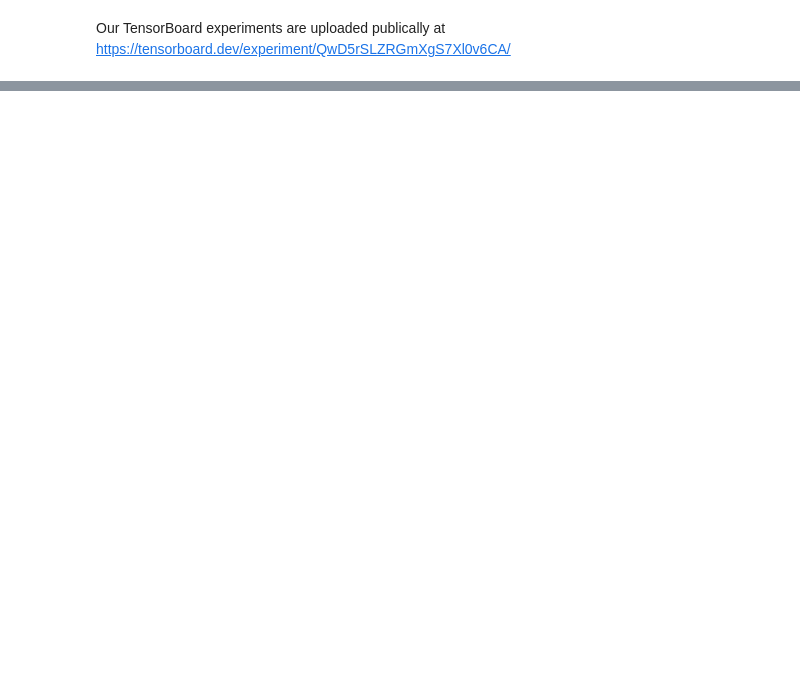
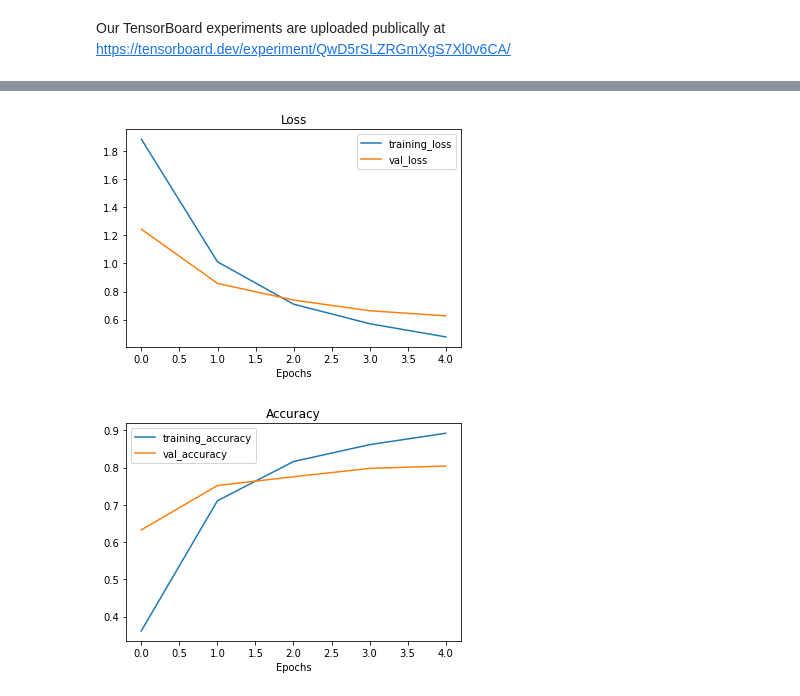
Before and after one commit to sonpn82/Tensor-flow-Developer-Certification-Exam, a Jupyter notebook: 04_Transfer_learning_in_tensorflow_part_1_feature_extraction_video.ipynb, the cells around one changed output, grey strips where cells are left out. Drawn from its saved outputs; the diff is of its cells as text; code cells hidden in the pictures; blank space fills up the shorter version.

```diff
--- a/04_Transfer_learning_in_tensorflow_part_1_feature_extraction_video.ipynb
+++ b/04_Transfer_learning_in_tensorflow_part_1_feature_extraction_video.ipynb
@@ -435,0 +449,31 @@ Total: 1 experiment(s)
+# %%
+# mobileNet model link
+mobileNetUrl = "https://tfhub.dev/google/imagenet/mobilenet_v2_100_224/feature_vector/5"
+
+# Create one keras layer for mobile net
+feature_extractor_layer = hub.KerasLayer(mobileNetUrl,
+                                         trainable=False,
+                                         name="feature_extraction_layer",
+                                         input_shape=IMG_SHAPE+(3,))
+
+# Create the model
+mobilenet_model = tf.keras.Sequential([
+  feature_extractor_layer,
+  layers.Dense(train_data_10_percent.num_classes,
+               activation="softmax",
+               name="output_layer")
+])
+
+# Compile the model
+mobilenet_model.compile(loss="categorical_crossentropy",
+                        optimizer=tf.keras.optimizers.Adam(),
+                        metrics=["accuracy"])
+
+# Fit the model
+mobilenet_history = mobilenet_model.fit(train_data_10_percent,
+                                        epochs=5,
+                                        steps_per_epoch=len(train_data_10_percent),
+                                        validation_data=test_data,
+                                        validation_steps=len(test_data),
+                                        callbacks=[create_tensorboard_callback(dir_name="tensorflow_hub",
+                                                                               experiment_name="mobileNetV2")])
@@ -435,0 +492,6 @@ Total: 1 experiment(s)
+# %%
+# Plot the loss curve
+plot_loss_curves(mobilenet_history)
+# %% [output]
+[figure, added]
+[figure, added]
```
Also changed, not shown: parts of 16 cells of this notebook.
